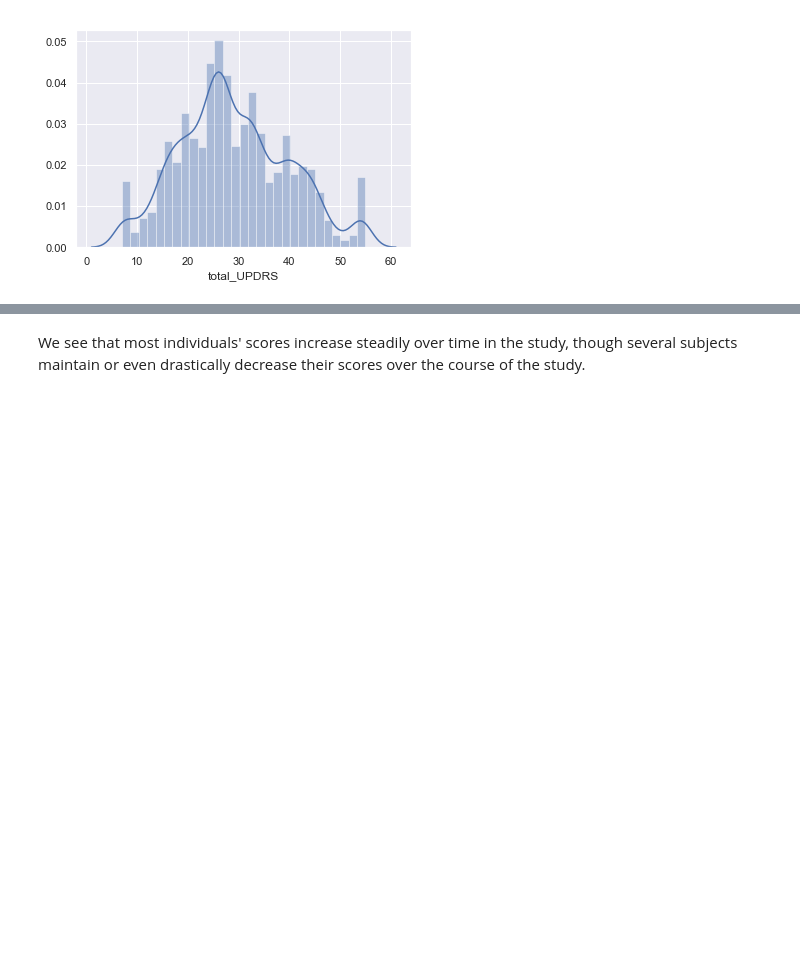
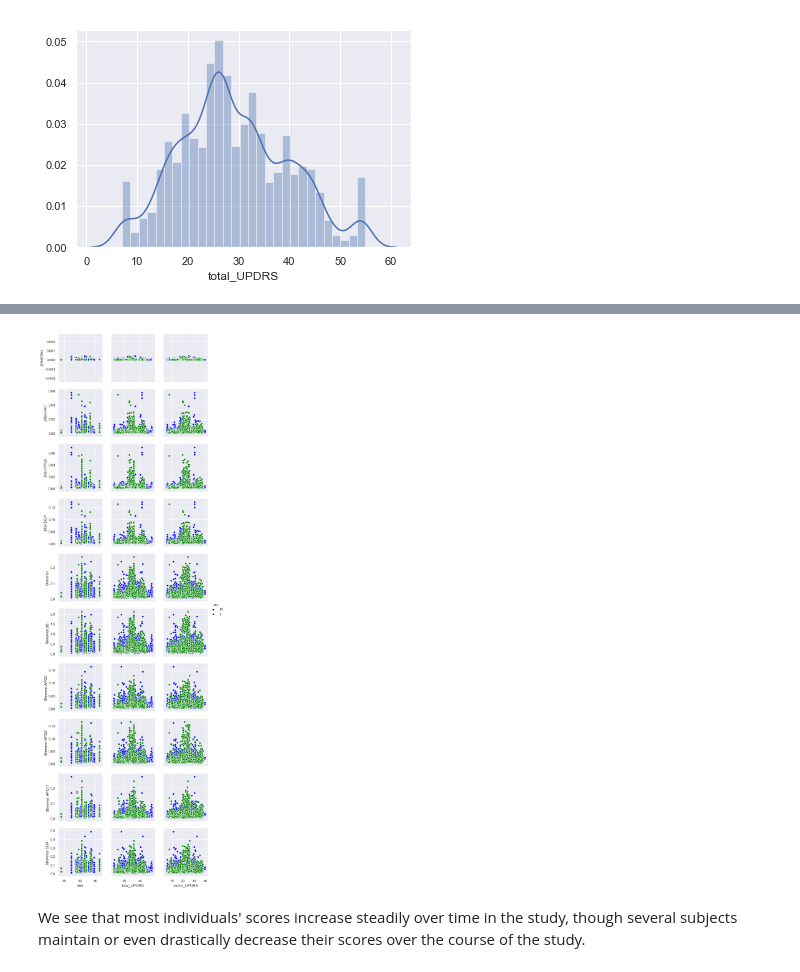
Before and after one commit to Virtusa-vLife/Use-Cases, a Jupyter notebook: Parkinson's Disease/Notebooks/Parkinsons's disease UPDRS score prediction.ipynb, the cells around one changed output, grey strips where cells are left out. Cells and saved outputs as stored; diff of their text form; code cells hidden in the pictures; blank space fills up the shorter version.

```diff
--- a/Parkinson's Disease/Notebooks/Parkinsons's disease UPDRS score prediction.ipynb
+++ b/Parkinson's Disease/Notebooks/Parkinsons's disease UPDRS score prediction.ipynb
@@ -197,3 +200,8 @@ plt.show()
+# %%
+g = sns.pairplot(palette={"M":"blue","F":"green"},hue="sex",diag_kind='kde',data = df_new,x_vars=['age','total_UPDRS','motor_UPDRS'],y_vars=df_new.drop(columns = ['age','total_UPDRS','motor_UPDRS','sex']).columns)
+plt.show()
+# %% [output]
+[figure, added]
 # %% [markdown]
 We see that most individuals' scores increase steadily over time in the study, though several subjects maintain or even drastically decrease their scores over the course of the study.
 # %% [markdown]
```
Also changed, not shown: parts of 6 cells of this notebook.
